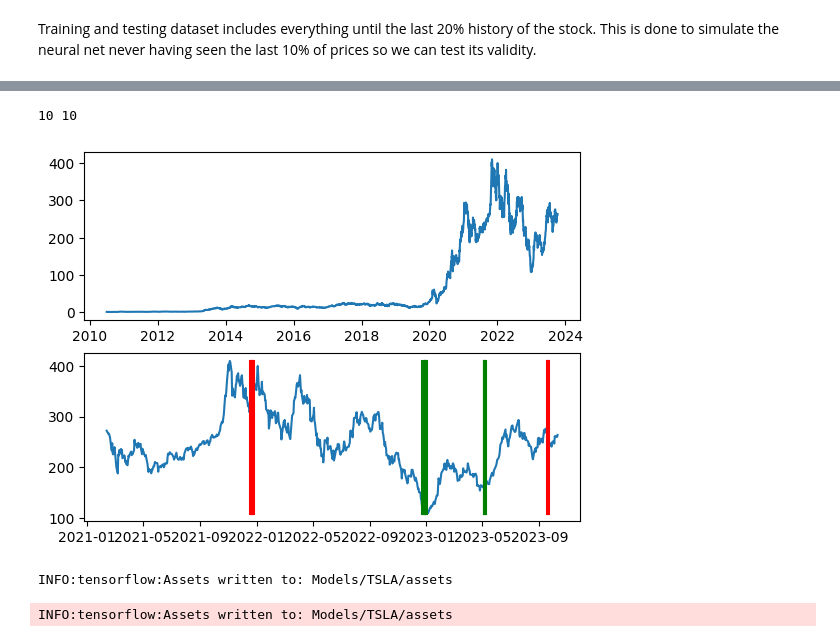
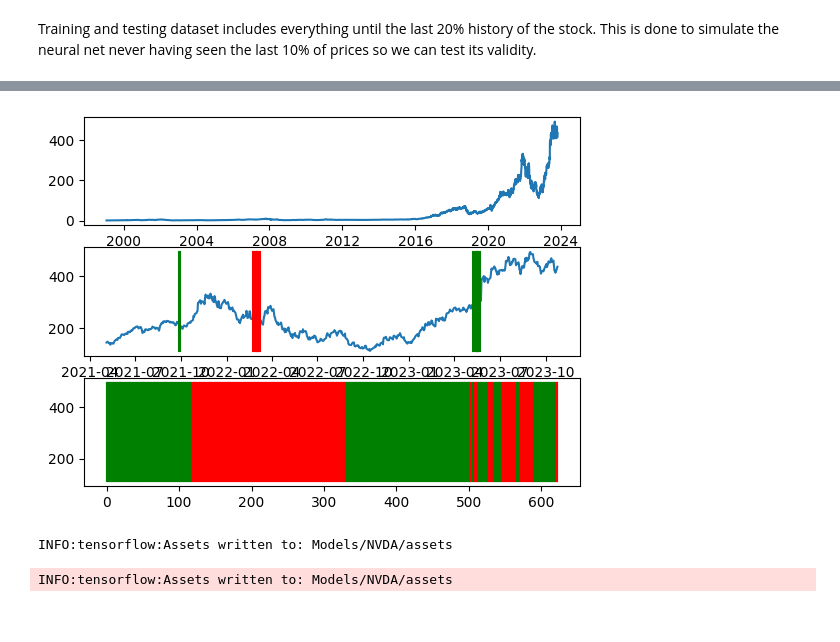
Before and after one commit to KrishM123/MoneyMoneyMoney, a Jupyter notebook: WatStreet - Mean Reversion.ipynb, the cells around one changed output, grey strips where cells are left out. Drawn from its saved outputs; the diff is of its cells as text; code cells hidden in the pictures.

```diff
--- a/WatStreet - Mean Reversion.ipynb
+++ b/WatStreet - Mean Reversion.ipynb
@@ -10,7 +10,7 @@ import shutil
 # %% [output]
 WARNING:tensorflow:From c:\Krish\WatStreet\Mean-Reversion\venv\Lib\site-packages\keras\src\losses.py:2976: The name tf.losses.sparse_softmax_cross_entropy is deprecated. Please use tf.compat.v1.losses ...
 # %%
-TICKER = "TSLA"
+TICKER = "NVDA"
 historic_price = yf.download(TICKER)
 prices = historic_price['Adj Close']
 # %% [output]
@@ -104,5 +104,5 @@ print(len(x), len(y))
 # %%
-TRAIN_AMNT = 0.8
+TRAIN_AMNT = 0.9
 x_train, x_test, y_train, y_test = train_test_split(x[:round(len(x)*TRAIN_AMNT)], y[:round(len(y)*TRAIN_AMNT)], test_size=0.2)
 # %% [markdown]
 Training and testing dataset includes everything until the last 20% history of the stock. This is done to simulate the neural net never having seen the last 10% of prices so we can test its validity.
@@ -154,39 +154,44 @@ dates = prices.keys()
 # %%
 CONFIDENT_X = 10
-figure, axis = plt.subplots(2)
+figure, axis = plt.subplots(3)
 axis[0].plot(prices)
 axis[1].plot(prices[int(TRAIN_AMNT * len(prices)):])
 
 bests = [(float(predictions[x][0]), dates[int(TRAIN_AMNT * len(prices))]) for x in range(CONFIDENT_X)]
 worsts = [(float(predictions[x][0]), dates[int(TRAIN_AMNT * len(prices))]) for x in range(CONFIDENT_X)]
 
 for pred_pos in range(len(predictions[CONFIDENT_X:])):
     val = predictions[CONFIDENT_X:][pred_pos]
     min_bests = 100
     max_worsts = -100
     for pos in range(CONFIDENT_X):
         if bests[pos][0] < min_bests:
             min_pos = pos
             min_bests = bests[pos][0]
         if worsts[pos][0] > max_worsts:
             max_pos = pos
             max_worsts = worsts[pos][0]
 
     if float(val[0]) > min_bests:
         bests.pop(min_pos)
         bests.append((float(val[0]), dates[int(TRAIN_AMNT * len(prices)) + pred_pos]))
     if float(val[0]) < max_worsts:
         worsts.pop(max_pos)
         worsts.append((float(val[0]), dates[int(TRAIN_AMNT * len(prices)) + pred_pos]))
 min_y = min(prices[int(TRAIN_AMNT * len(prices)):])
 max_y = max(prices[int(TRAIN_AMNT * len(prices)):])
+avg = sum(predictions) / len(predictions)
 for pos in range(CONFIDENT_X):
     axis[1].plot([bests[pos][1], bests[pos][1]], [min_y, max_y], 'g')
     axis[1].plot([worsts[pos][1], worsts[pos][1]], [min_y, max_y], 'r')
+for pos in range(len(predictions)):
+    if predictions[pos][0] > avg:
+        axis[2].plot([pos, pos], [min_y, max_y], 'g')
+    else:
+        axis[2].plot([pos, pos], [min_y, max_y], 'r')
 plt.show()
 # %% [output]
-10 10
-[figure, old version]
+[figure, new version]
 # %%
 path = 'Models/' + TICKER + '/'
 if not os.path.exists(path):
@@ -197,5 +202,5 @@ else:
 model.save(path)
 model.save_weights(path)
 # %% [output]
-INFO:tensorflow:Assets written to: Models/TSLA/assets
+INFO:tensorflow:Assets written to: Models/NVDA/assets
-INFO:tensorflow:Assets written to: Models/TSLA/assets
+INFO:tensorflow:Assets written to: Models/NVDA/assets
```
Also changed, not shown: parts of 4 cells of this notebook, 32 other files.
